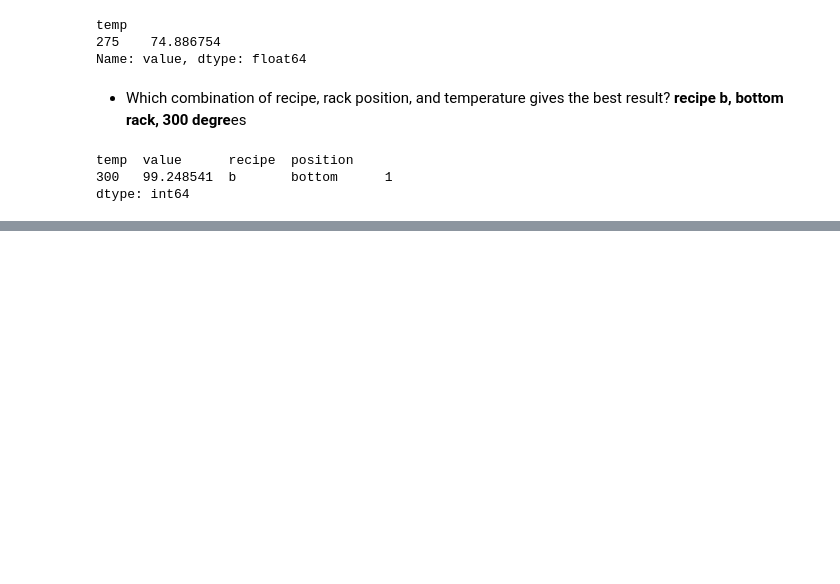
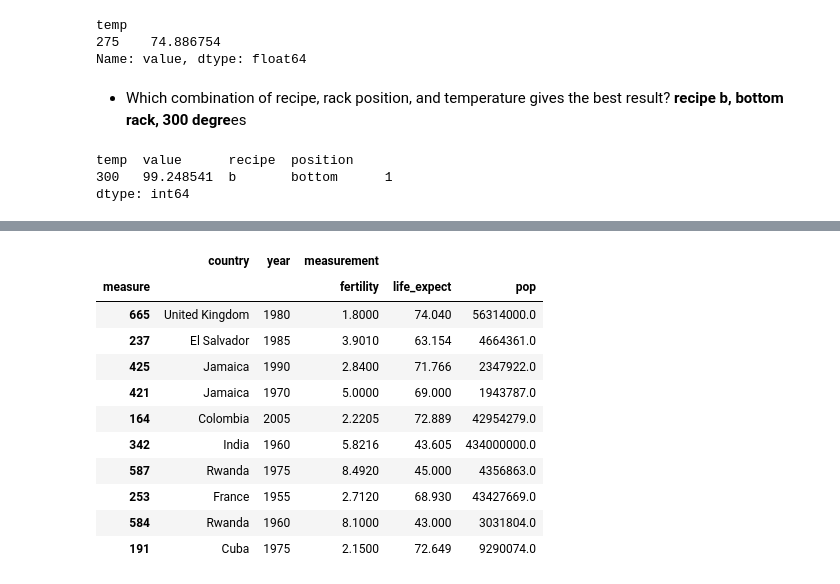
Before and after one commit to mdalton87/classification-exercises, a Jupyter notebook: tidy_data.ipynb, the cells around one changed output, grey strips where cells are left out. Cells and saved outputs as stored; diff of their text form; code cells hidden in the pictures; blank space fills up the shorter version.

Commit message:
began Data Exploration in classification, updated prepare with train_validate_test_split function, and completed tidy data with extra

```diff
--- a/tidy_data.ipynb
+++ b/tidy_data.ipynb
@@ -172,0 +166,4 @@ dtype: int64
+# %%
+gm1 = pd.read_csv('untidy-data/gapminder1.csv')
+gm2 = pd.read_csv('untidy-data/gapminder2.csv')
+list(gm2.columns)
@@ -172,0 +287,19 @@ dtype: int64
+# %%
+gm1_tidy = gm1.pivot_table(index=['country','year'], columns='measure')
+# %%
+gm1_tidy.reset_index(inplace=True)
+# %%
+gm1_tidy.sample(10)
+# %% [output]
+|  | country | year | measurement |  |  |
+| measure |  |  | fertility | life_expect | pop |
+| 665 | United Kingdom | 1980 | 1.8000 | 74.040 | 56314000.0 |
+| 237 | El Salvador | 1985 | 3.9010 | 63.154 | 4664361.0 |
+| 425 | Jamaica | 1990 | 2.8400 | 71.766 | 2347922.0 |
+| 421 | Jamaica | 1970 | 5.0000 | 69.000 | 1943787.0 |
+| 164 | Colombia | 2005 | 2.2205 | 72.889 | 42954279.0 |
+| 342 | India | 1960 | 5.8216 | 43.605 | 434000000.0 |
+| 587 | Rwanda | 1975 | 8.4920 | 45.000 | 4356863.0 |
+| 253 | France | 1955 | 2.7120 | 68.930 | 43427669.0 |
+| 584 | Rwanda | 1960 | 8.1000 | 43.000 | 3031804.0 |
+| 191 | Cuba | 1975 | 2.1500 | 72.649 | 9290074.0 |
```
Also changed, not shown: parts of 23 cells of this notebook, 2 other files.
